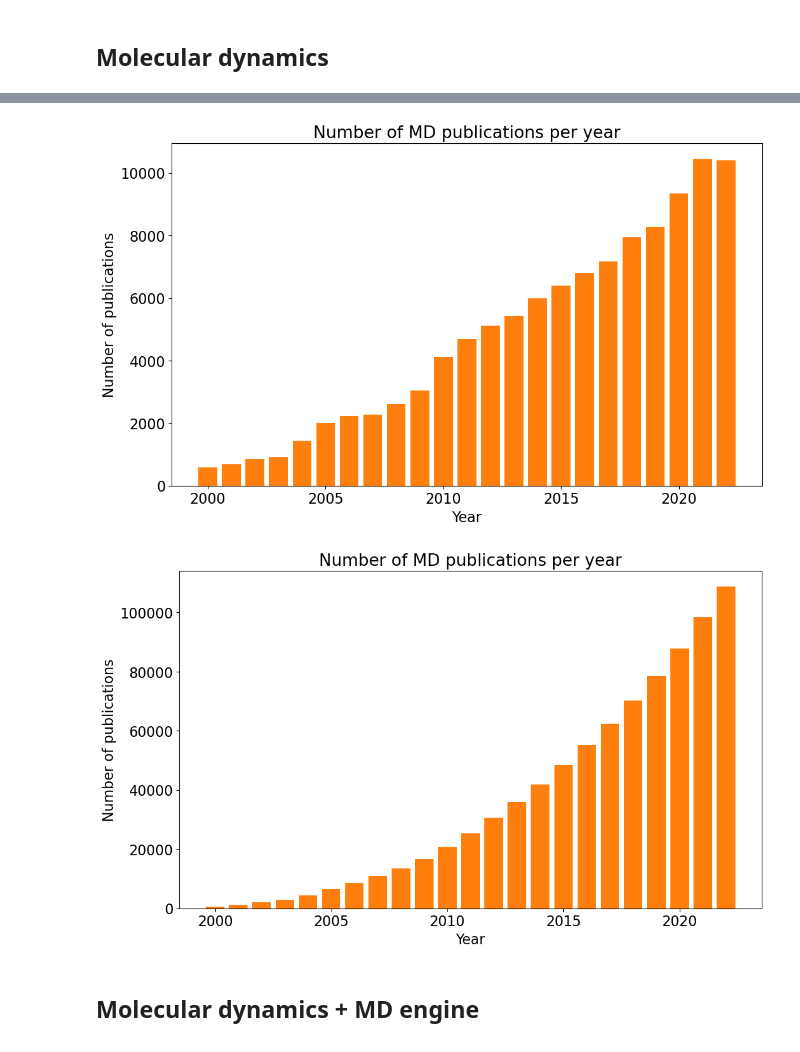
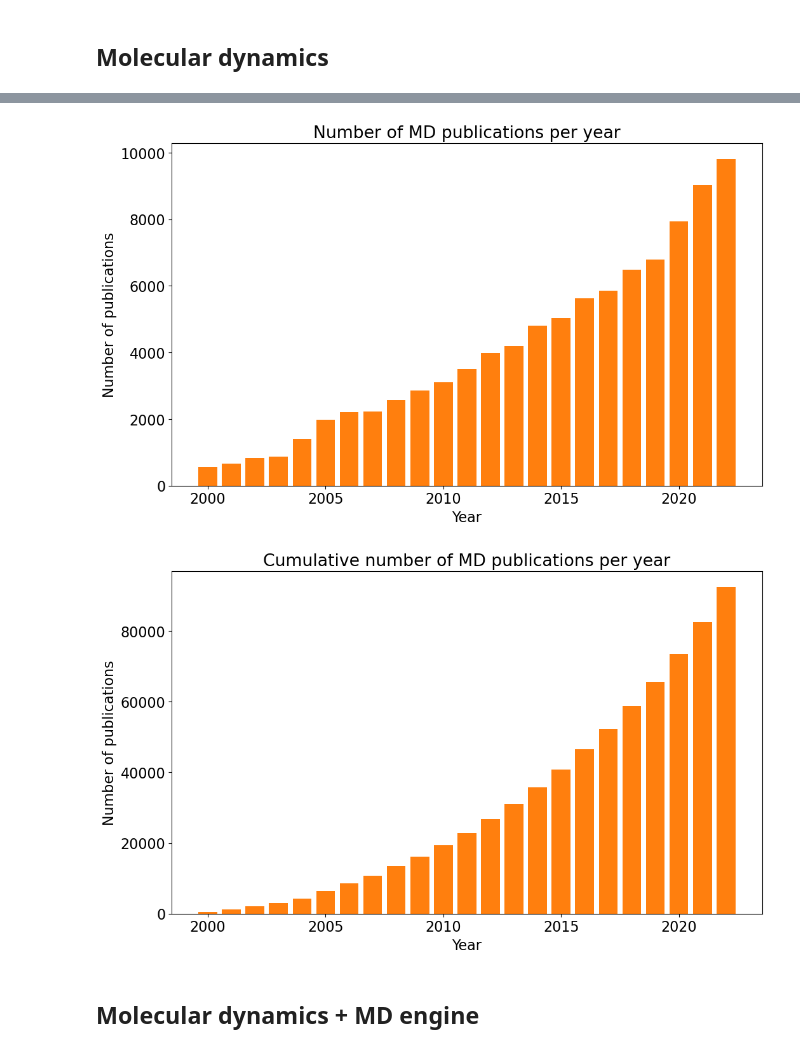
Before and after one commit to MDverse/mdda, a Jupyter notebook: notebooks/search_MD_in_pubmed.ipynb, the cells around one changed output, grey strips where cells are left out. Cells and saved outputs as stored; diff of their text form; code cells hidden in the pictures.

```diff
--- a/notebooks/search_MD_in_pubmed.ipynb
+++ b/notebooks/search_MD_in_pubmed.ipynb
@@ -29,21 +29,20 @@ def query_pubmed(term="", year_start=2000, year_end=2022):
 ## Molecular dynamics
 # %%
 print("Querying MD")
-years, md = query_pubmed(term="'molecular dynamics'", year_start=2000, year_end=2022)
+years, md = query_pubmed(term="'molecular dynamics'[Title/Abstract]", year_start=2000, year_end=2022)
 print("Querying MD + Gromacs")
-years, gromacs = query_pubmed(term="'molecular dynamics' AND Gromacs", year_start=2000, year_end=2022)
+years, gromacs = query_pubmed(term="'molecular dynamics'[Title/Abstract] AND Gromacs[Title/Abstract]", year_start=2000, year_end=2022)
 print("Querying MD + AMBER")
-years, amber = query_pubmed(term="'molecular dynamics' AND AMBER", year_start=2000, year_end=2022)
+years, amber = query_pubmed(term="'molecular dynamics'[Title/Abstract] AND AMBER[Title/Abstract]", year_start=2000, year_end=2022)
 print("Querying MD + CHARMM")
-years, charmm = query_pubmed(term="'molecular dynamics' AND CHARMM", year_start=2000, year_end=2022)
+years, charmm = query_pubmed(term="'molecular dynamics'[Title/Abstract] AND CHARMM[Title/Abstract]", year_start=2000, year_end=2022)
 print("Querying MD + NAMD")
-years, namd = query_pubmed(term="'molecular dynamics' AND NAMD", year_start=2000, year_end=2022)
+years, namd = query_pubmed(term="'molecular dynamics'[Title/Abstract] AND NAMD[Title/Abstract]", year_start=2000, year_end=2022)
 print("Querying MD + OpenMM")
-years, openmm = query_pubmed(term="'molecular dynamics' AND OpenMM", year_start=2000, year_end=2022)
+years, openmm = query_pubmed(term="'molecular dynamics'[Title/Abstract] AND OpenMM[Title/Abstract]", year_start=2000, year_end=2022)
 print("Done")
 df_md = pd.DataFrame({"years": years, "MD": md, "Gromacs": gromacs, "AMBER": amber, "CHARMM": charmm, "NAMD": namd, "OpenMM": openmm})
 df_md.to_csv("number_of_MD_papers_per_year.tsv", sep="\t", index=False)
-df_md.head()
 # %% [output]
 Querying MD
 Querying MD + Gromacs
@@ -67,18 +80,18 @@ ax.set_xlabel("Year")
 ax.set_ylabel("Number of publications")
 fig.savefig("fig/number_of_MD_papers_per_year.svg")
 # %% [output]
-[figure, old version]
+[figure, new version]
 # %%
 # Cumulative sum
 plt.rcParams.update({"font.size": 16})
 fig, ax = plt.subplots(figsize=(12,7))
 ax.bar(df_md["years"], df_md["MD"].cumsum(), color="C1")
-ax.set_title("Number of MD publications per year")
+ax.set_title("Cumulative number of MD publications per year")
 ax.set_xlabel("Year")
 ax.set_ylabel("Number of publications")
 fig.savefig("fig/number_of_MD_papers_per_year_cumsum.svg")
 # %% [output]
-[figure, old version]
+[figure, new version]
 # %% [markdown]
 ## Molecular dynamics + MD engine
 # %%
```
Also changed, not shown: parts of 4 cells of this notebook.
